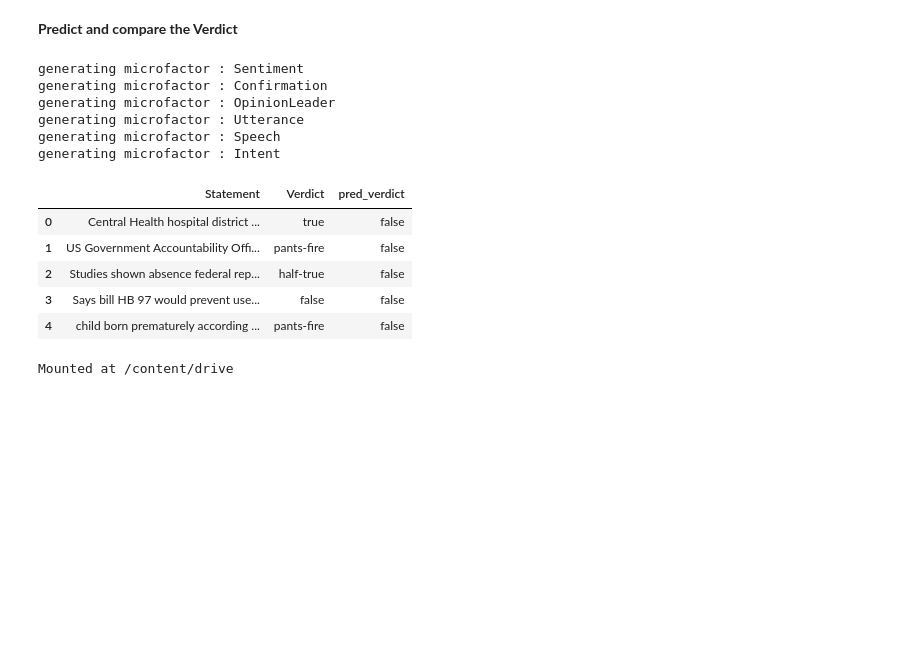
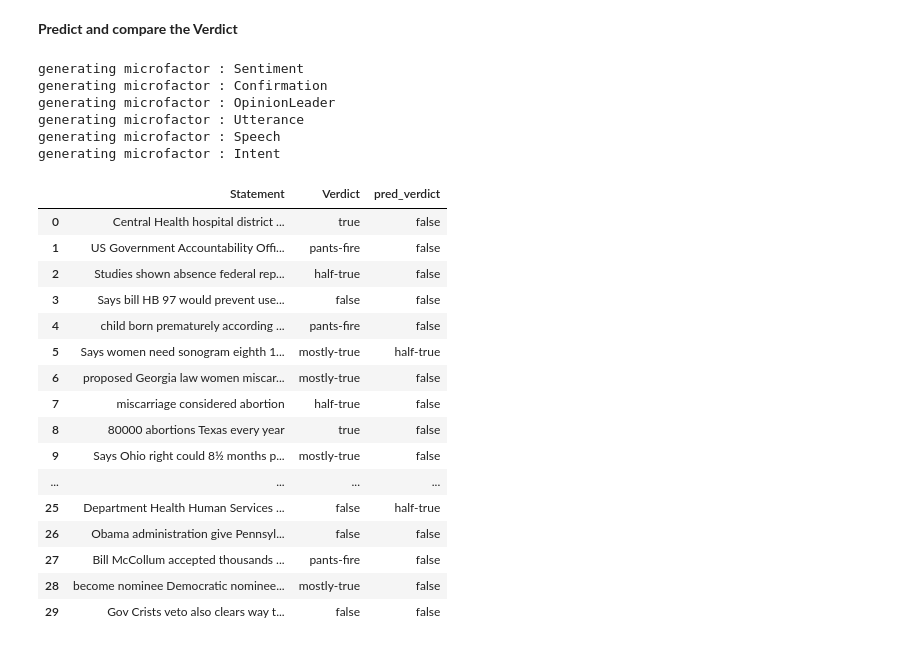
Before and after one commit to YuxingW/alternusvera-spring-2021, a Jupyter notebook: microfactor_training_pipeline.ipynb, the cells around one changed output. Saved outputs shown, nothing was run; the diff lists cells and outputs as text; code cells hidden in the pictures; blank space fills up the shorter version.

```diff
--- a/microfactor_training_pipeline.ipynb
+++ b/microfactor_training_pipeline.ipynb
@@ -504,9 +499,8 @@ def get_micrafactor_from_pickles_(df):
     pickle_filepath = '/content/{}_pipeline.pkl'.format(microfactor)
     microfactor_model = joblib.load(open(pickle_filepath, 'rb'))
     # create new microfact column
-    y_microfactor = microfactor_model.predict(statement)
-    df[microfactor] = y_microfactor
-    df[microfactor] = df[microfactor].apply(lambda x: 1 if x == 'Positive' else 0)
+    df[microfactor] = microfactor_model.predict_proba(statement)[:,1]
+    df[microfactor] = df[microfactor].apply(lambda x: float(x))
 # %% [markdown]
 ###3.2.Ensemble a true-o-meter classification pipeline
 # %% [markdown]
@@ -552,26 +555,31 @@ df = pd.DataFrame(records, columns=['Date', 'Issue','Reporter','Author', 'Statem
 # %%
 get_micrafactor_from_pickles_(df)
 df['pred_verdict'] = o_meter_model.predict(df[microfactor_list])
 df_intestest = df[['Statement', 'Verdict', 'pred_verdict']]
-df_intestest.head()
+df_intestest
 # %% [output]
 generating microfactor : Sentiment
 generating microfactor : Confirmation
 generating microfactor : OpinionLeader
 generating microfactor : Utterance
 generating microfactor : Speech
 generating microfactor : Intent
 |  | Statement | Verdict | pred_verdict |
 | 0 | Central Health hospital district ... | true | false |
 | 1 | US Government Accountability Offi... | pants-fire | false |
 | 2 | Studies shown absence federal rep... | half-true | false |
 | 3 | Says bill HB 97 would prevent use... | false | false |
 | 4 | child born prematurely according ... | pants-fire | false |
+| 5 | Says women need sonogram eighth 1... | mostly-true | half-true |
+| 6 | proposed Georgia law women miscar... | mostly-true | false |
+| 7 | miscarriage considered abortion | half-true | false |
+| 8 | 80000 abortions Texas every year | true | false |
+| 9 | Says Ohio right could 8½ months p... | mostly-true | false |
+| ... | ... | ... | ... |
+| 25 | Department Health Human Services ... | false | half-true |
+| 26 | Obama administration give Pennsyl... | false | false |
+| 27 | Bill McCollum accepted thousands ... | pants-fire | false |
+| 28 | become nominee Democratic nominee... | mostly-true | false |
+| 29 | Gov Crists veto also clears way t... | false | false |
-# %%
-from google.colab import drive
-drive.mount('/content/drive')
-! cp /content/*.pkl /content/drive/MyDrive/pickles_nlp/
-# %% [output]
-Mounted at /content/drive
 # %%
 df['pred_verdict'].unique()
```
Also changed, not shown: parts of 22 cells of this notebook.
